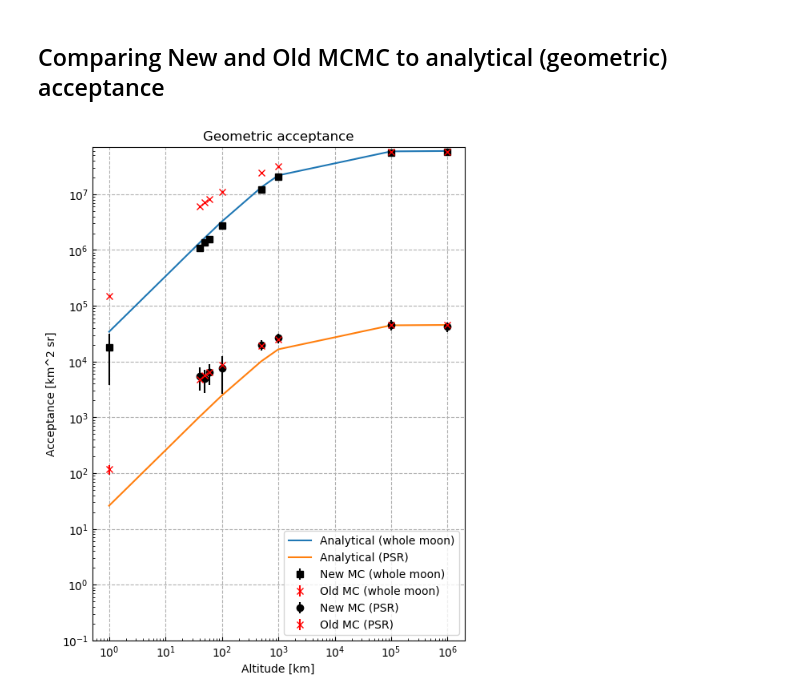
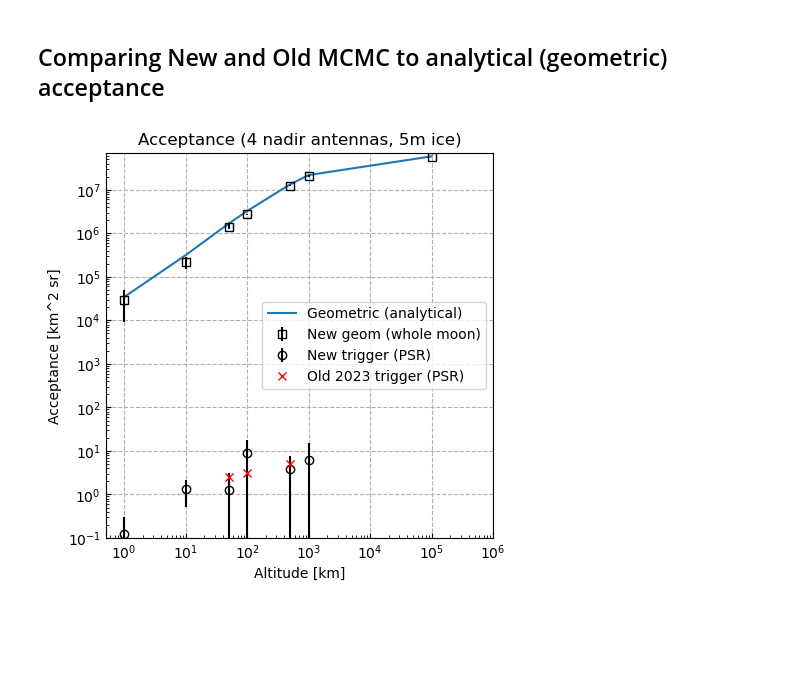
Before and after one commit to cjtu/CoRaLS.jl, a Jupyter notebook: notebooks/acceptance.ipynb, the cells around one changed output. Drawn from its saved outputs; the diff is of its cells as text; code cells hidden in the pictures; blank space fills up the shorter version.

Commit message:
Update example notebook and plots

```diff
--- a/notebooks/acceptance.ipynb
+++ b/notebooks/acceptance.ipynb
@@ -187,33 +205,34 @@ for altitude in altitudes
 end
 # %%
 alts = ustrip.(altitudes)
-accmoon = ustrip.([r[2] for r in results_moon])
-errmoon = ustrip.([r[3] for r in results_moon])
-accpsr = ustrip.([r[2] for r in results_psr])
-errpsr = ustrip.([r[3] for r in results_psr])
-oldacc = ustrip.([r[2] for r in results_old])
-olderr = ustrip.([r[3] for r in results_old])
+accmoon = ustrip.([mean(r.dAΩ) for r in results_moon])
+errmoon = ustrip.([std(r.dAΩ) for r in results_moon])
+accpsr = ustrip.([mean(r.dAΩ) for r in results_psr])
+errpsr = ustrip.([std(r.dAΩ) for r in results_psr])
+oldacc = ustrip.([mean(r.dAΩ) for r in results_old])
+olderr = ustrip.([std(r.dAΩ) for r in results_old])
 
 # Plot
 rcParams = PyPlot.PyDict(PyPlot.matplotlib."rcParams")
 rcParams["axes.axisbelow"] = true
 rcParams["axes.grid"] = true
 rcParams["grid.linestyle"] = "dashed"
 rcParams["xtick.direction"] = "in"
 rcParams["ytick.direction"] = "in"
 
-fig, axs = plt.subplots(1, 1, figsize=(6, 8))
-axs.set_title("Geometric acceptance")
-axs.loglog(alts, alex, label="Analytical (whole moon)")
-axs.errorbar(alts, accmoon, errmoon, fmt="ks", label="New MC (whole moon)")
-axs.errorbar(alts, oldacc*(4 * π * 1737.4^2 / 30000), olderr, fmt="rx", label="Old MC (whole moon)")
-axs.loglog(alts, alex.*(2.8921e4 / (4 * π * 1737.4^2)), label="Analytical (PSR)")
-axs.errorbar(alts, accpsr, errpsr, fmt="ko", label="New MC (PSR)")
-axs.errorbar(alts, oldacc, olderr, fmt="rx", label="Old MC (PSR)")
+fig, axs = plt.subplots(1, 1, figsize=(5, 5))
+axs.set_title("Acceptance (4 nadir antennas, 5m ice)")
+axs.loglog(alts, alex, label="Geometric (analytical)")
+axs.errorbar(alts, accmoon, errmoon, fmt="ks", markerfacecolor="none", label="New geom (whole moon)" )
+
+# Note: old version computes rates for PSRs at both poles so we multiply the south rate by 2 here. Remove factor when running with region "psr:all"
+axs.errorbar(alts, 2*accpsr, errpsr, fmt="ko", markerfacecolor="none", label="New trigger (PSR)")
+axs.errorbar(alts, oldacc, fmt="rx", label="Old 2023 trigger (PSR)")
 axs.set_ylabel("Acceptance [km^2 sr]")
-axs.legend()
+axs.legend(loc="best")
 axs.set_xlabel("Altitude [km]")
 axs.set_ylim(1e-1, 7e7)
+axs.set_xlim(5e-1, 1e6)
 gcf()  # Show plot in notebook
 # %% [output]
-[figure, old version]
+[figure, new version]
```
Also changed, not shown: parts of 23 cells of this notebook, 2 other files.
